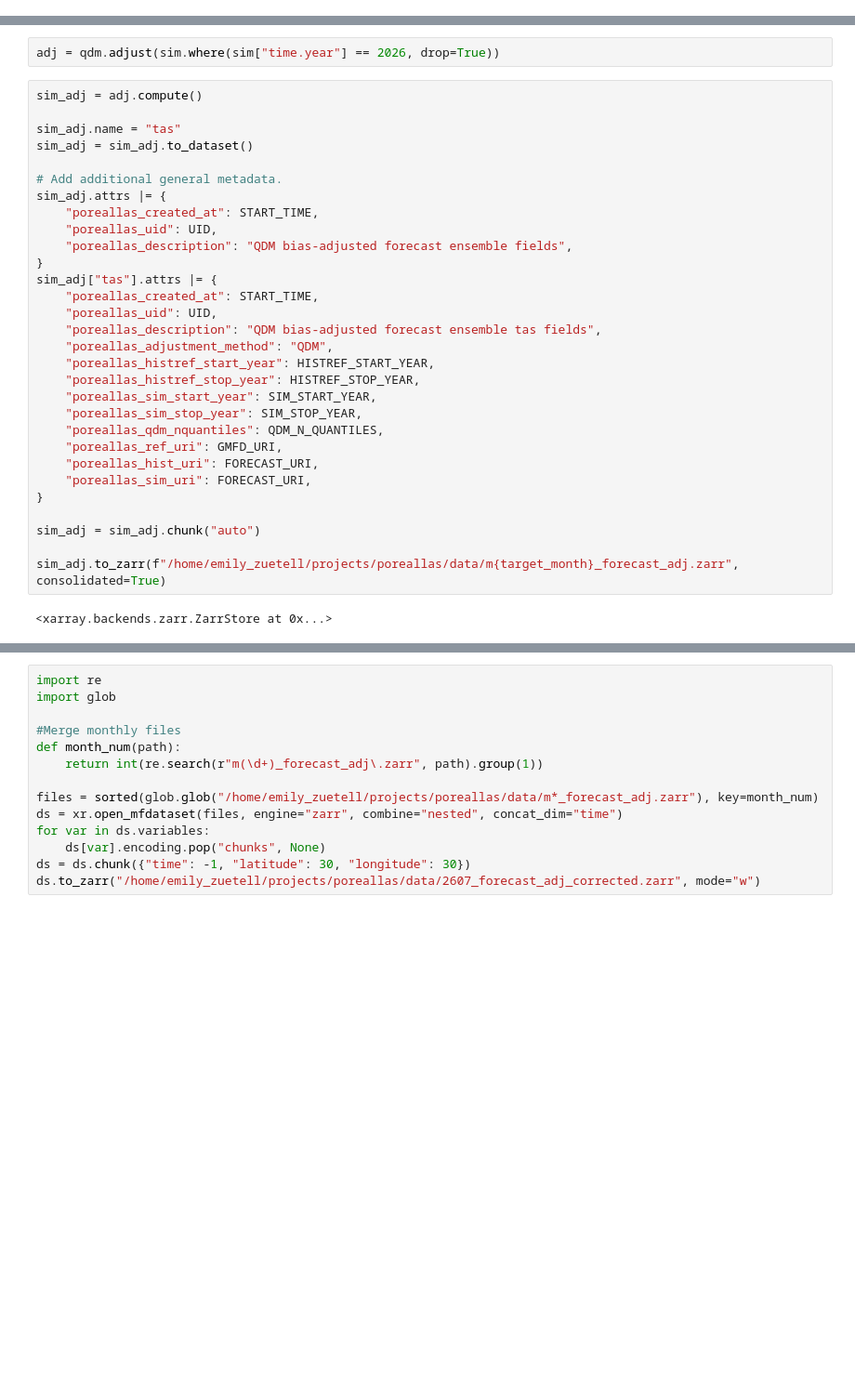
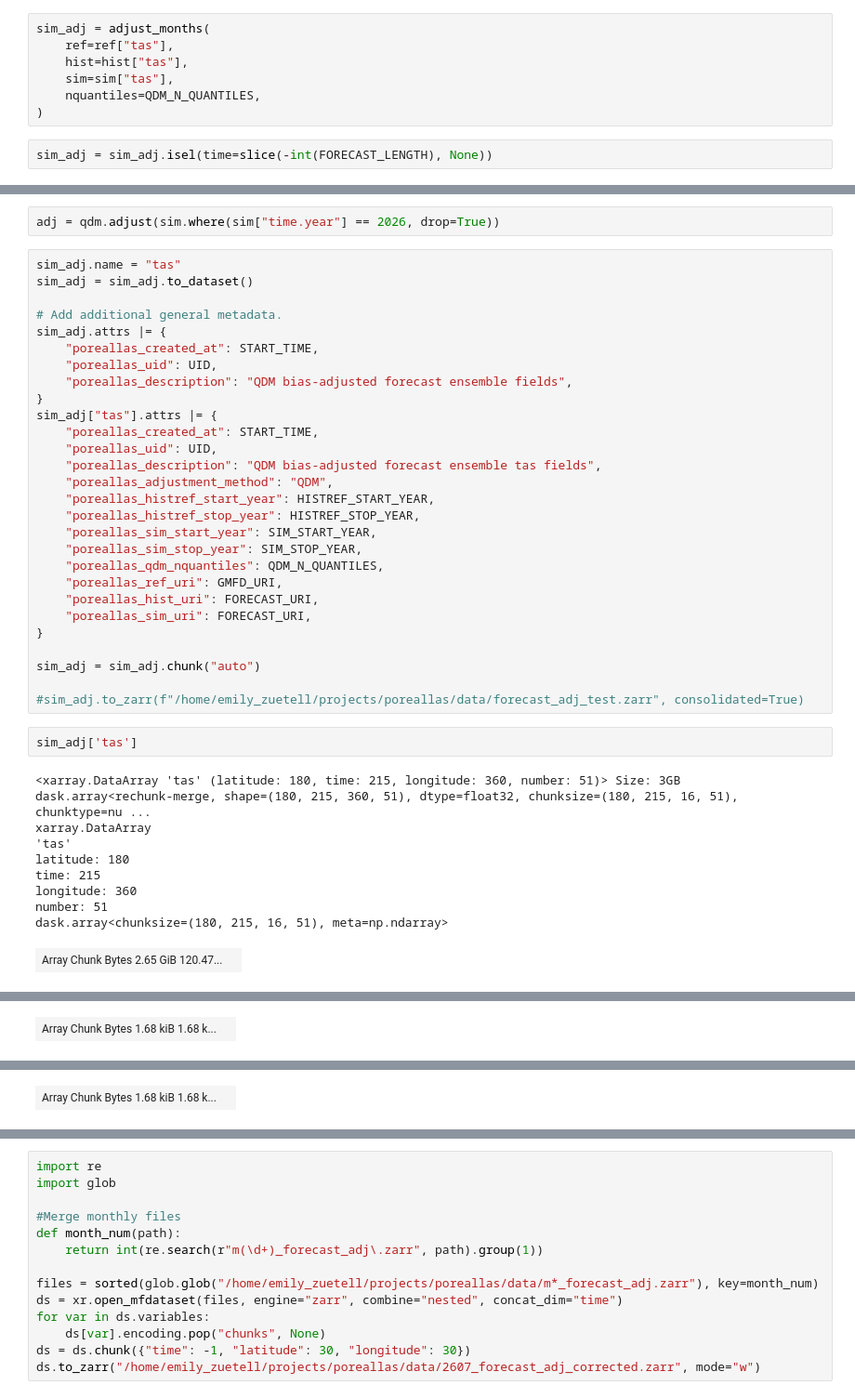
Before and after one commit to ezuetell/poreallas, a Jupyter notebook: scripts/02-bias_adjust_forecast.ipynb, the cells around one changed output, grey strips where cells are left out. Shown at 93% size. Drawn from its saved outputs; the diff is of its cells as text; blank space fills up the shorter version.

```diff
--- a/scripts/02-bias_adjust_forecast.ipynb
+++ b/scripts/02-bias_adjust_forecast.ipynb
@@ -139,6 +110,15 @@ forecast = xr.open_zarr(FORECAST_URI)
 ref = gmfd.sel(time=slice(str(HISTREF_START_YEAR), str(HISTREF_STOP_YEAR)))
 hist = forecast.sel(time=slice(str(HISTREF_START_YEAR), str(HISTREF_STOP_YEAR)))
 sim = forecast.sel(time=slice(str(SIM_START_YEAR), str(SIM_STOP_YEAR)))
+# %%
+sim_adj = adjust_months(
+    ref=ref["tas"],
+    hist=hist["tas"],
+    sim=sim["tas"],
+    nquantiles=QDM_N_QUANTILES,
+)
+# %%
+sim_adj = sim_adj.isel(time=slice(-int(FORECAST_LENGTH), None))
 # %%
 # # Subset reference to only daysofyear that are in our forecast ensemble. The
 # forecast ensemble has incomplete years. Ref/hist/sim need to have matching
@@ -176,8 +156,6 @@ qdm.ds.to_zarr("08_qdm_gmfd.zarr")
 # %%
 adj = qdm.adjust(sim.where(sim["time.year"] == 2026, drop=True))
 # %%
-sim_adj = adj.compute()
-
 sim_adj.name = "tas"
 sim_adj = sim_adj.to_dataset()
 
@@ -204,6 +182,16 @@ sim_adj["tas"].attrs |= {
 
 sim_adj = sim_adj.chunk("auto")
 
-sim_adj.to_zarr(f"/home/emily_zuetell/projects/poreallas/data/m{target_month}_forecast_adj.zarr", consolidated=True)
+#sim_adj.to_zarr(f"/home/emily_zuetell/projects/poreallas/data/forecast_adj_test.zarr", consolidated=True)
-# %% [output]
-<xarray.backends.zarr.ZarrStore at 0x...>
+# %%
+sim_adj['tas']
+# %% [output]
+<xarray.DataArray 'tas' (latitude: 180, time: 215, longitude: 360, number: 51)> Size: 3GB dask.array<rechunk-merge, shape=(180, 215, 360, 51), dtype=float32, chunksize=(180, 215, 16, 51), chunktype=nu ...
+xarray.DataArray
+'tas'
+latitude: 180
+time: 215
+longitude: 360
+number: 51
+dask.array<chunksize=(180, 215, 16, 51), meta=np.ndarray>
+| Array Chunk Bytes 2.65 GiB 120.47... |  |
@@ -209,0 +215 @@ sim_adj.to_zarr(f"/home/emily_zuetell/projects/poreallas/data/m{target_month}_fo
+| Array Chunk Bytes 1.68 kiB 1.68 k... |  |
@@ -209,0 +224 @@ sim_adj.to_zarr(f"/home/emily_zuetell/projects/poreallas/data/m{target_month}_fo
+| Array Chunk Bytes 1.68 kiB 1.68 k... |  |
```
Also changed, not shown: parts of 2 cells of this notebook.
